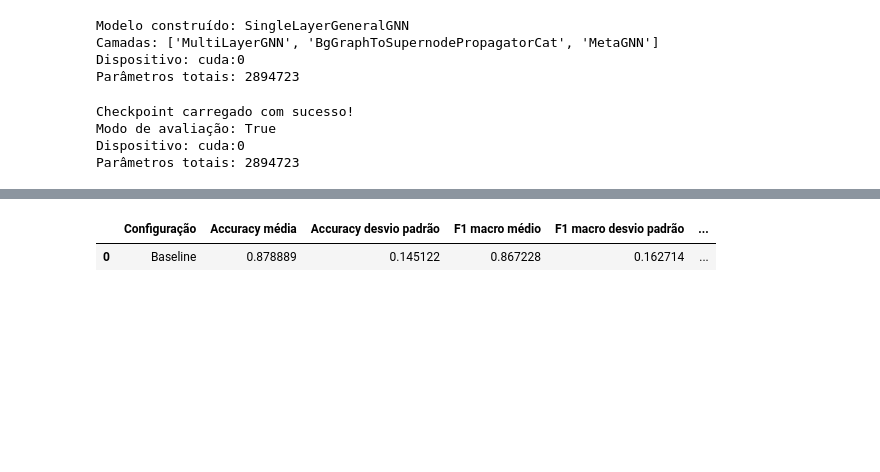
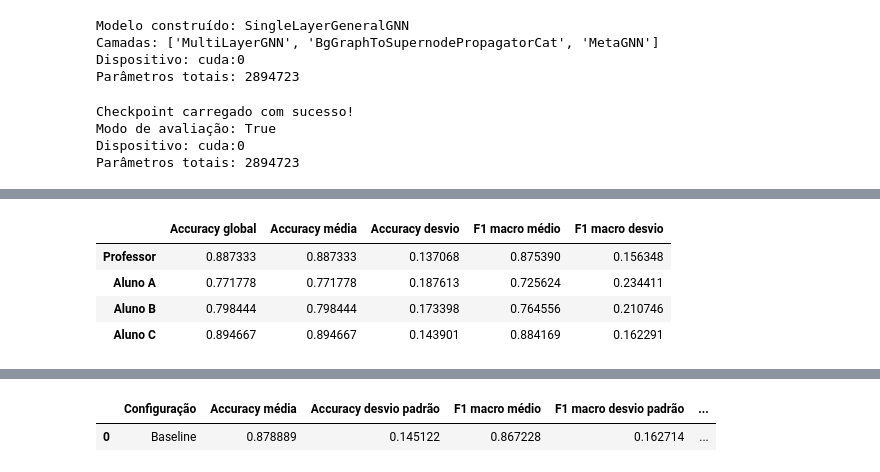
Before and after one commit to J0hnV1ct0r/Graph_Pruning, a Jupyter notebook: prodigy/evaluate_layer_pruning_prodigy2_0.ipynb, the cells around one changed output, grey strips where cells are left out. Drawn from its saved outputs; the diff is of its cells as text; code cells hidden in the pictures; blank space fills up the shorter version.

```diff
--- a/prodigy/evaluate_layer_pruning_prodigy2_0.ipynb
+++ b/prodigy/evaluate_layer_pruning_prodigy2_0.ipynb
@@ -397,0 +6283,93 @@ def evaluate_model(model, episodes, device, config_name="Modelo"):
+# %%
+import torch
+import pandas as pd
+import gc
+
+# ------------------------------------------------------------
+# Restaurar checkpoints selecionados
+# ------------------------------------------------------------
+
+checkpoint_A = torch.load(
+    "student_A_wiki_kd_best.pt",
+    map_location=DEVICE
+)
+
+checkpoint_B = torch.load(
+    "student_B_wiki_kd_best.pt",
+    map_location=DEVICE
+)
+
+checkpoint_C = torch.load(
+    "student_C_500steps_step_0500.pt",
+    map_location=DEVICE
+)
+
+student_A.load_state_dict(checkpoint_A["model_state_dict"])
+student_B.load_state_dict(checkpoint_B["model_state_dict"])
+student_C.load_state_dict(checkpoint_C["model_state_dict"])
+
+# ------------------------------------------------------------
+# Modo de avaliação
+# ------------------------------------------------------------
+
+teacher.eval()
+student_A.eval()
+student_B.eval()
+student_C.eval()
+
+# ------------------------------------------------------------
+# Avaliação controlada — FB15K-237
+# ------------------------------------------------------------
+
+seed = 2026
+
+results = {}
+
+for name, current_model in [
+    ("Professor", teacher),
+    ("Aluno A", student_A),
+    ("Aluno B", student_B),
+    ("Aluno C", student_C)
+]:
+
+    print(f"Avaliando {name} no FB15K-237...")
+
+    metrics = avaliar_com_seed(
+        current_model,
+        fb_test_loader,
+        seed=seed
+    )
+
+    results[name] = metrics
+
+# ------------------------------------------------------------
+# Tabela comparativa
+# ------------------------------------------------------------
+
+df_comparison = pd.DataFrame(results).T
+
+columns = [
+    "Accuracy global",
+    "Accuracy média",
+    "Accuracy desvio",
+    "F1 macro médio",
+    "F1 macro desvio"
+]
+
+print("\n=== COMPARAÇÃO FINAL — FB15K-237 ===")
+display(df_comparison[columns].round(6))
+
+# ------------------------------------------------------------
+# Informações dos checkpoints
+# ------------------------------------------------------------
+
+print("\n=== CHECKPOINTS UTILIZADOS ===")
+print(f"Aluno A: época {checkpoint_A['epoch']}")
+print(f"Aluno B: época {checkpoint_B['epoch']}")
+print(f"Aluno C: step {checkpoint_C['global_step']}")
+
+del checkpoint_A, checkpoint_B, checkpoint_C
+
+gc.collect()
+torch.cuda.empty_cache()
+# %% [output]
@@ -397,0 +6382,5 @@ def evaluate_model(model, episodes, device, config_name="Modelo"):
+|  | Accuracy global | Accuracy média | Accuracy desvio | F1 macro médio | F1 macro desvio |
+| Professor | 0.887333 | 0.887333 | 0.137068 | 0.875390 | 0.156348 |
+| Aluno A | 0.771778 | 0.771778 | 0.187613 | 0.725624 | 0.234411 |
+| Aluno B | 0.798444 | 0.798444 | 0.173398 | 0.764556 | 0.210746 |
+| Aluno C | 0.894667 | 0.894667 | 0.143901 | 0.884169 | 0.162291 |
```
Also changed, not shown: parts of 62 cells of this notebook.
